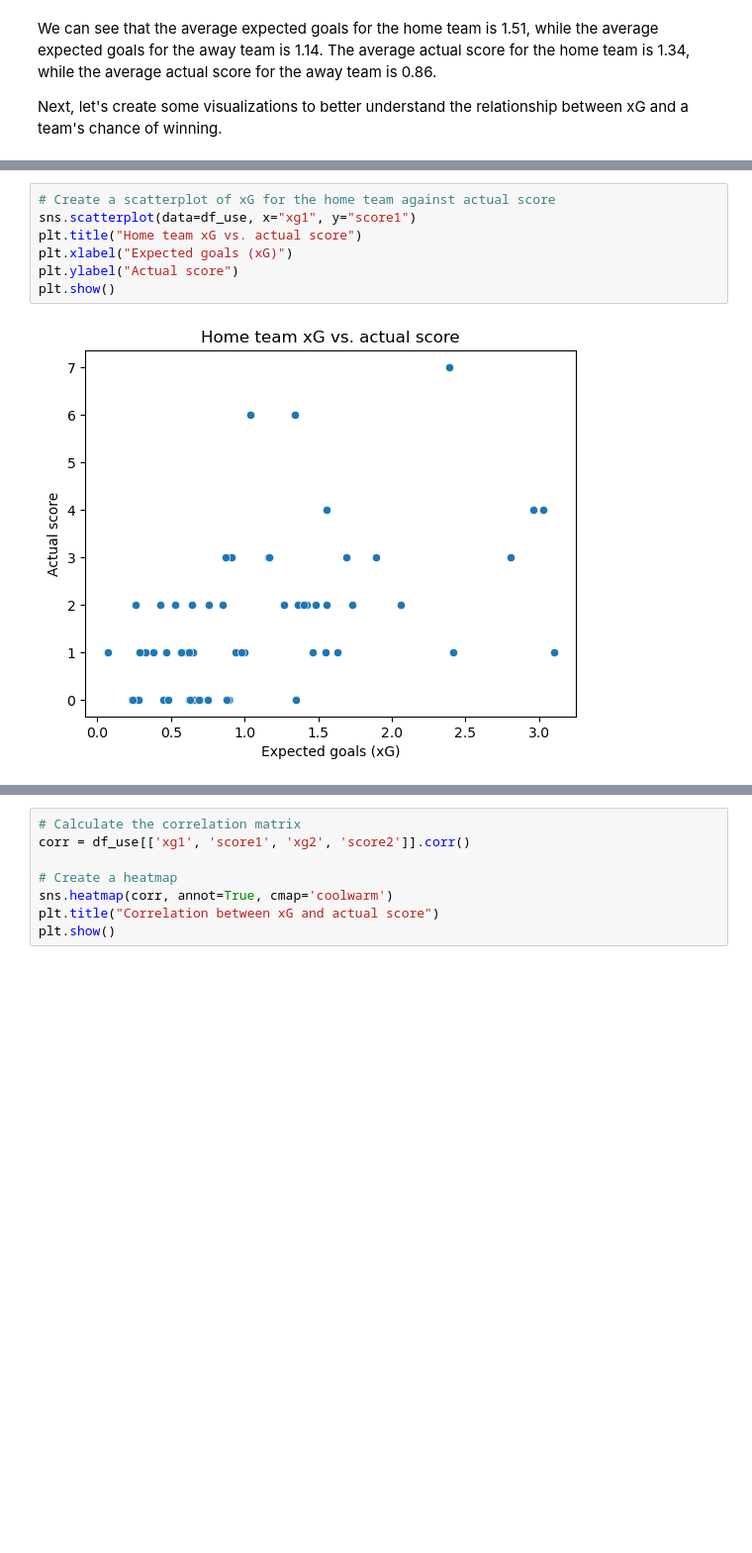
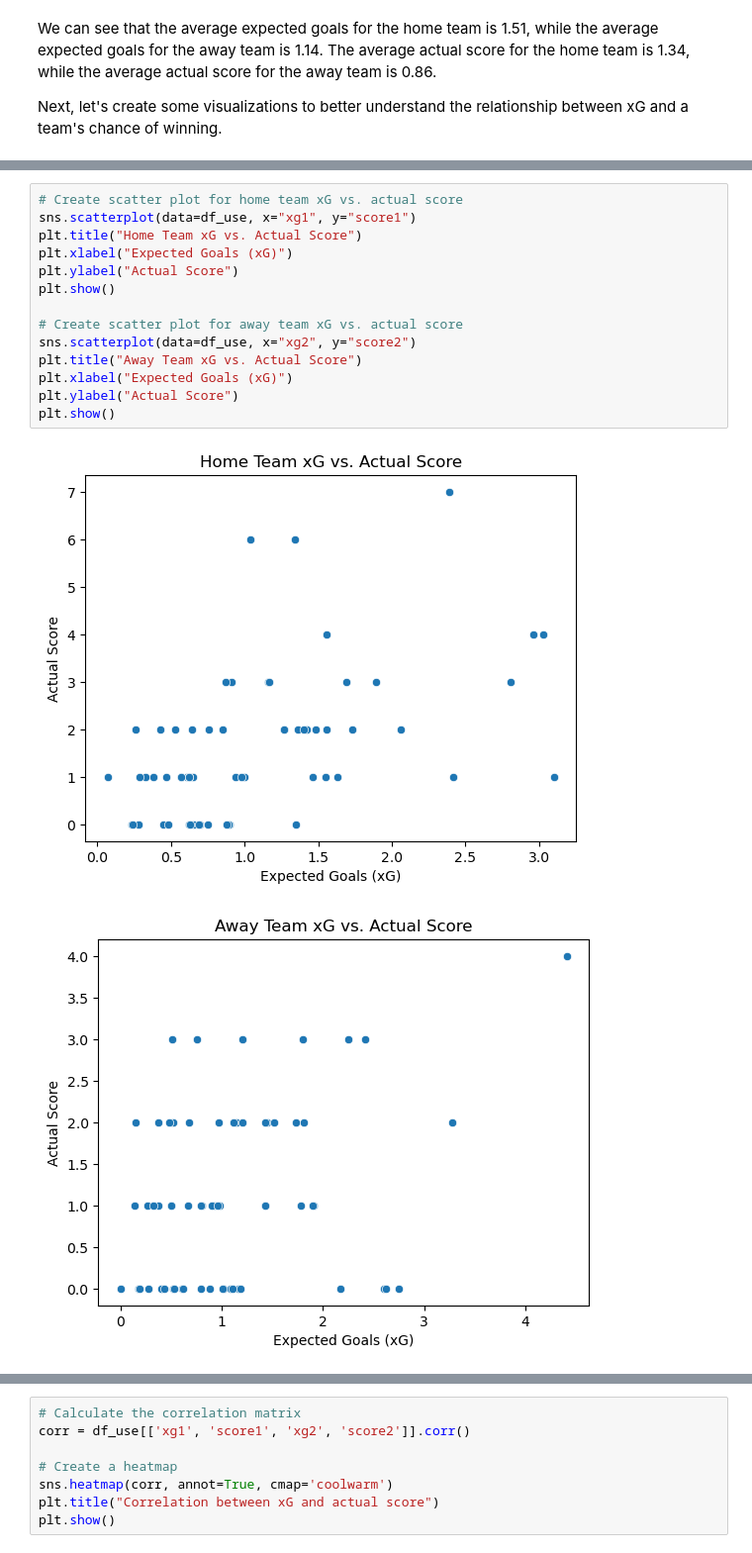
Before and after one commit to ubco-W2022T2-data301/project-group-group41, a Jupyter notebook: analysis/analysis3_Tony_Ngo.ipynb, the cells around one changed output, grey strips where cells are left out. Shown at 99% size. Drawn from its saved outputs; the diff is of its cells as text; blank space fills up the shorter version.

```diff
--- a/analysis/analysis3_Tony_Ngo.ipynb
+++ b/analysis/analysis3_Tony_Ngo.ipynb
@@ -93,9 +116,17 @@ Next, let's create some visualizations to better understand the relationship bet
 # %%
-# Create a scatterplot of xG for the home team against actual score
+# Create scatter plot for home team xG vs. actual score
 sns.scatterplot(data=df_use, x="xg1", y="score1")
-plt.title("Home team xG vs. actual score")
-plt.xlabel("Expected goals (xG)")
-plt.ylabel("Actual score")
+plt.title("Home Team xG vs. Actual Score")
+plt.xlabel("Expected Goals (xG)")
+plt.ylabel("Actual Score")
 plt.show()
+
+# Create scatter plot for away team xG vs. actual score
+sns.scatterplot(data=df_use, x="xg2", y="score2")
+plt.title("Away Team xG vs. Actual Score")
+plt.xlabel("Expected Goals (xG)")
+plt.ylabel("Actual Score")
+plt.show()
 # %% [output]
 [figure]
+[figure, added]
```
Also changed, not shown: parts of 6 cells of this notebook, 1 other file.
